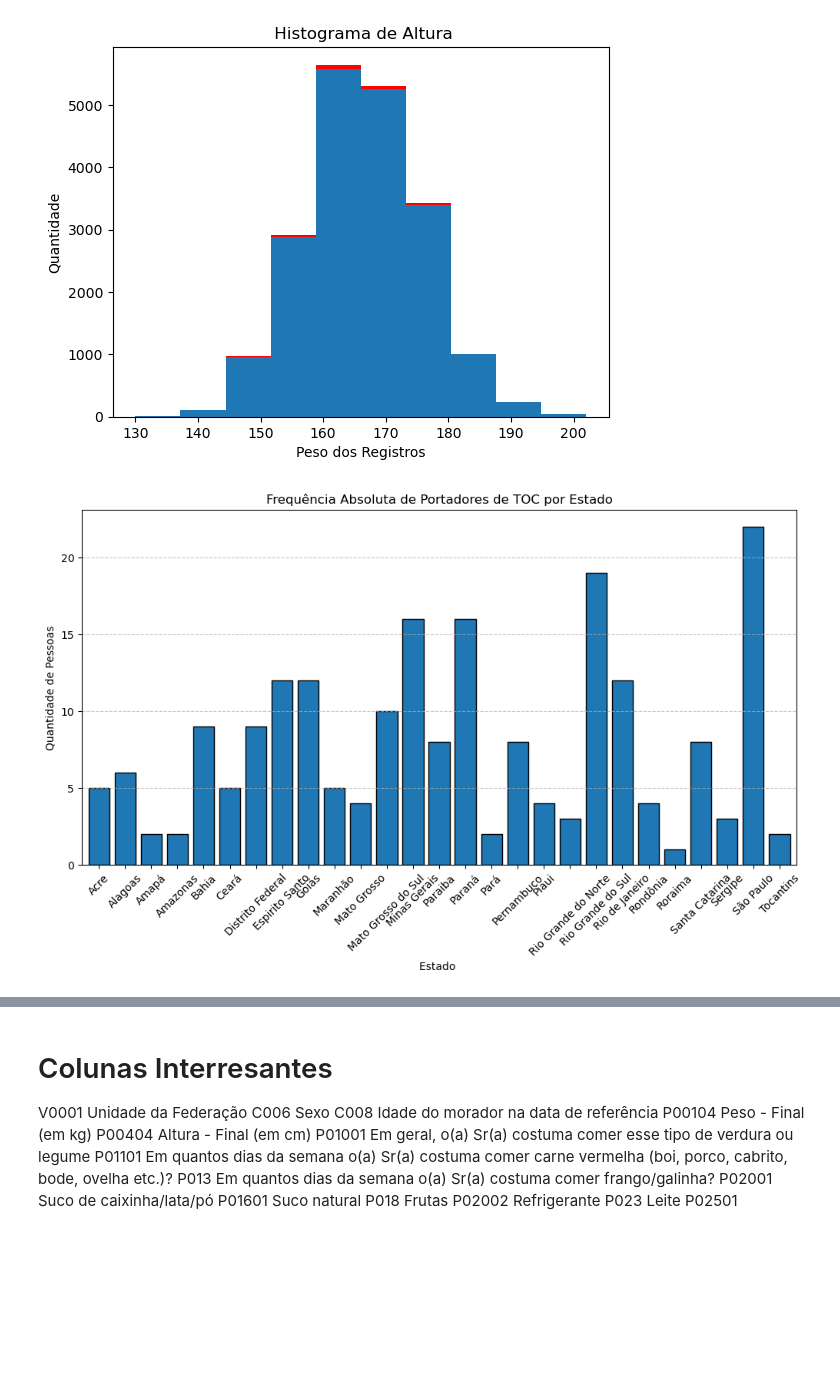
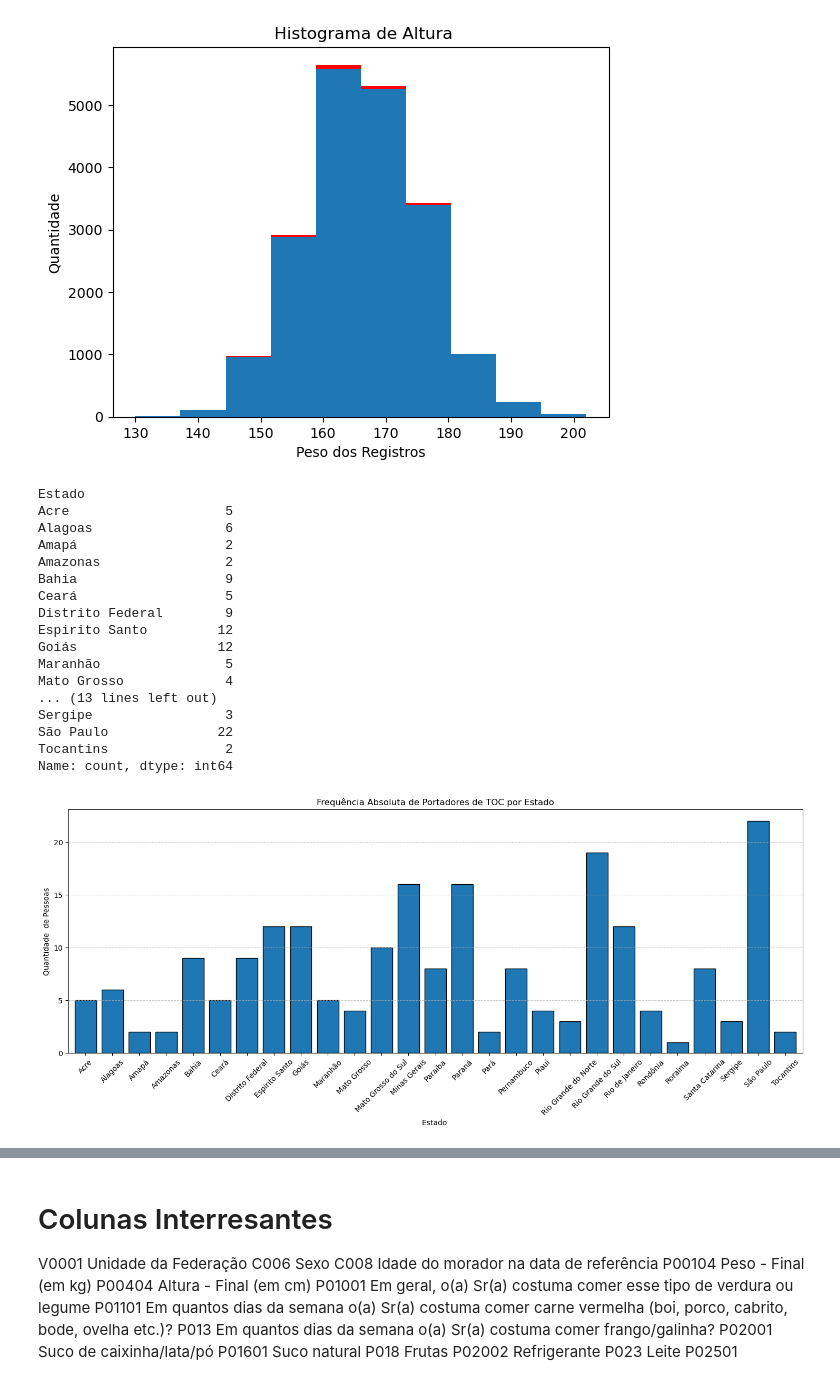
Before and after one commit to ThiagoVenturim/PNS2019_nutrition_toc, a Jupyter notebook: src/ETL.ipynb, the cells around one changed output, grey strips where cells are left out. Saved outputs shown, nothing was run; the diff lists cells and outputs as text; code cells hidden in the pictures; blank space fills up the shorter version.

```diff
--- a/src/ETL.ipynb
+++ b/src/ETL.ipynb
@@ -163,14 +163,32 @@ plt.show()
 [figure]
 # %%
 contagem_toc_estado = df_toc['Estado'].value_counts().sort_index()
-contagem_toc_estado.plot(kind ='bar', edgecolor='black', figsize=(12, 6), width=0.8)
+print(contagem_toc_estado)
+contagem_toc_estado.plot(kind ='bar', edgecolor='black', figsize=(18, 6), width=0.8)
 plt.title('Frequência Absoluta de Portadores de TOC por Estado')
 plt.xlabel('Estado ')
-plt.ylabel('Quantidade de Pessoas')
+plt.ylabel('Quantidade  de Pessoas')
 plt.xticks(rotation=45)
 plt.grid(axis='y', linestyle='--', alpha=0.7)
 plt.show()
 # %% [output]
+Estado
+Acre                    5
+Alagoas                 6
+Amapá                   2
+Amazonas                2
+Bahia                   9
+Ceará                   5
+Distrito Federal        9
+Espirito Santo         12
+Goiás                  12
+Maranhão                5
+Mato Grosso             4
+... (13 lines left out)
+Sergipe                 3
+São Paulo              22
+Tocantins               2
+Name: count, dtype: int64
-[figure, old version]
+[figure, new version]
 # %%
 contagem_geral_estado = df['Estado'].value_counts().sort_index()
```
Also changed, not shown: parts of 5 cells of this notebook.
